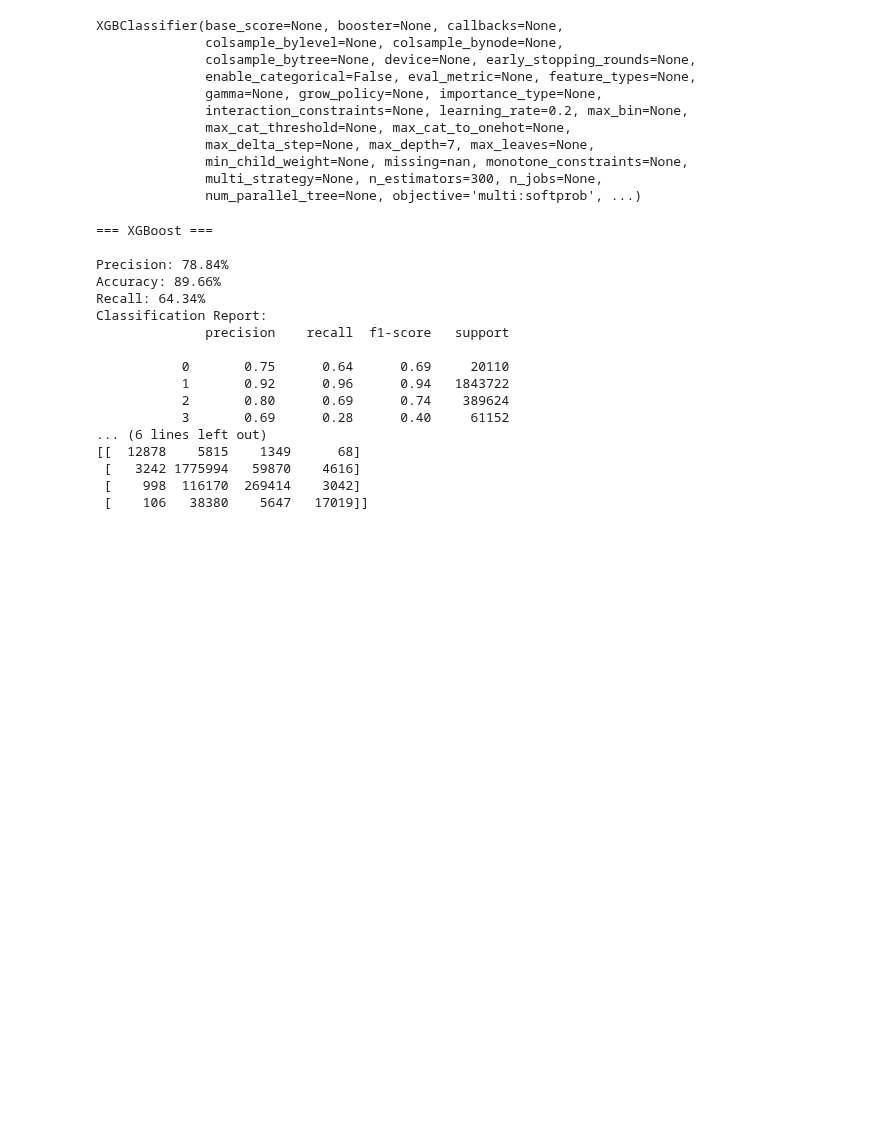
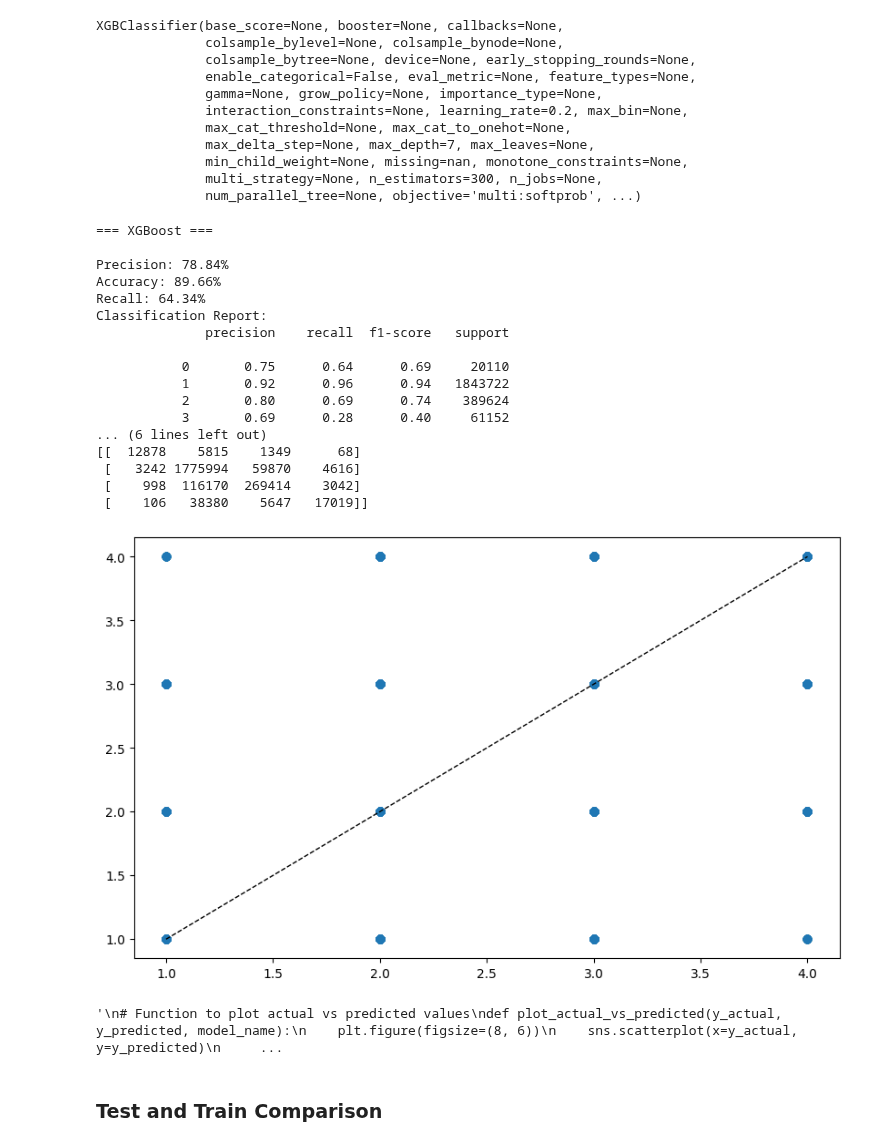
Before and after one commit to CaraShrestha/https-gitlab.com-ai-group-lambton-severity-prediction-us-roads, a Jupyter notebook: Notebook/severity_prediction.ipynb, the cells around one changed output. Cells and saved outputs as stored; diff of their text form; code cells hidden in the pictures; blank space fills up the shorter version.

Commit message:
added test/train comparison

```diff
--- a/Notebook/severity_prediction.ipynb
+++ b/Notebook/severity_prediction.ipynb
@@ -747,3 +727,0 @@ CategoricalNB()
-# %%
-# Making predictions.
-y_nbc_pred = model.predict(X_nbc_test)
@@ -820,3 +727,0 @@ MLPClassifier(early_stopping=True, hidden_layer_sizes=(50,), max_iter=100,
-# %%
-# Making predictions.
-y_nn_pred = mlp.predict(X_nn_test)
@@ -1032,3 +904,40 @@ Classification Report:
  [   3242 1775994   59870    4616]
  [    998  116170  269414    3042]
  [    106   38380    5647   17019]]
+# %%
+import matplotlib.pyplot as plt
+import seaborn as sns
+
+plt.figure(figsize=(10,6))
+plt.scatter(y_rfm_test, y_rfm_pred, alpha=0.5)
+plt.plot([y.min(), y.max()], [y.min(), y.max()], 'k--', lw=1)
+plt.show()
+
+'''
+# Function to plot actual vs predicted values
+def plot_actual_vs_predicted(y_actual, y_predicted, model_name):
+    plt.figure(figsize=(8, 6))
+    sns.scatterplot(x=y_actual, y=y_predicted)
+    plt.title(f"Actual vs Predicted Values - {model_name}")
+    plt.xlabel("Actual Values")
+    plt.ylabel("Predicted Values")
+    plt.grid(True)
+    plt.show()
+
+# Plot actual vs predicted values for Random Forest
+plot_actual_vs_predicted(y_test, y_rfm_pred, "Random Forest")
+
+# Plot actual vs predicted values for Naive Bayes Classifier
+plot_actual_vs_predicted(y_test, y_nbc_pred, "Naive Bayes Classifier")
+
+# Plot actual vs predicted values for Neural Networks
+plot_actual_vs_predicted(y_test, y_nn_pred, "Neural Networks")
+
+# Plot actual vs predicted values for XGBoost with CV grid search
+plot_actual_vs_predicted(y_test, y_pred, "XGBoost")
+'''
+# %% [output]
+[figure, added]
+'\n# Function to plot actual vs predicted values\ndef plot_actual_vs_predicted(y_actual, y_predicted, model_name):\n    plt.figure(figsize=(8, 6))\n    sns.scatterplot(x=y_actual, y=y_predicted)\n     ...
+# %% [markdown]
+### Test and Train Comparison
```
Also changed, not shown: parts of 17 cells of this notebook.
